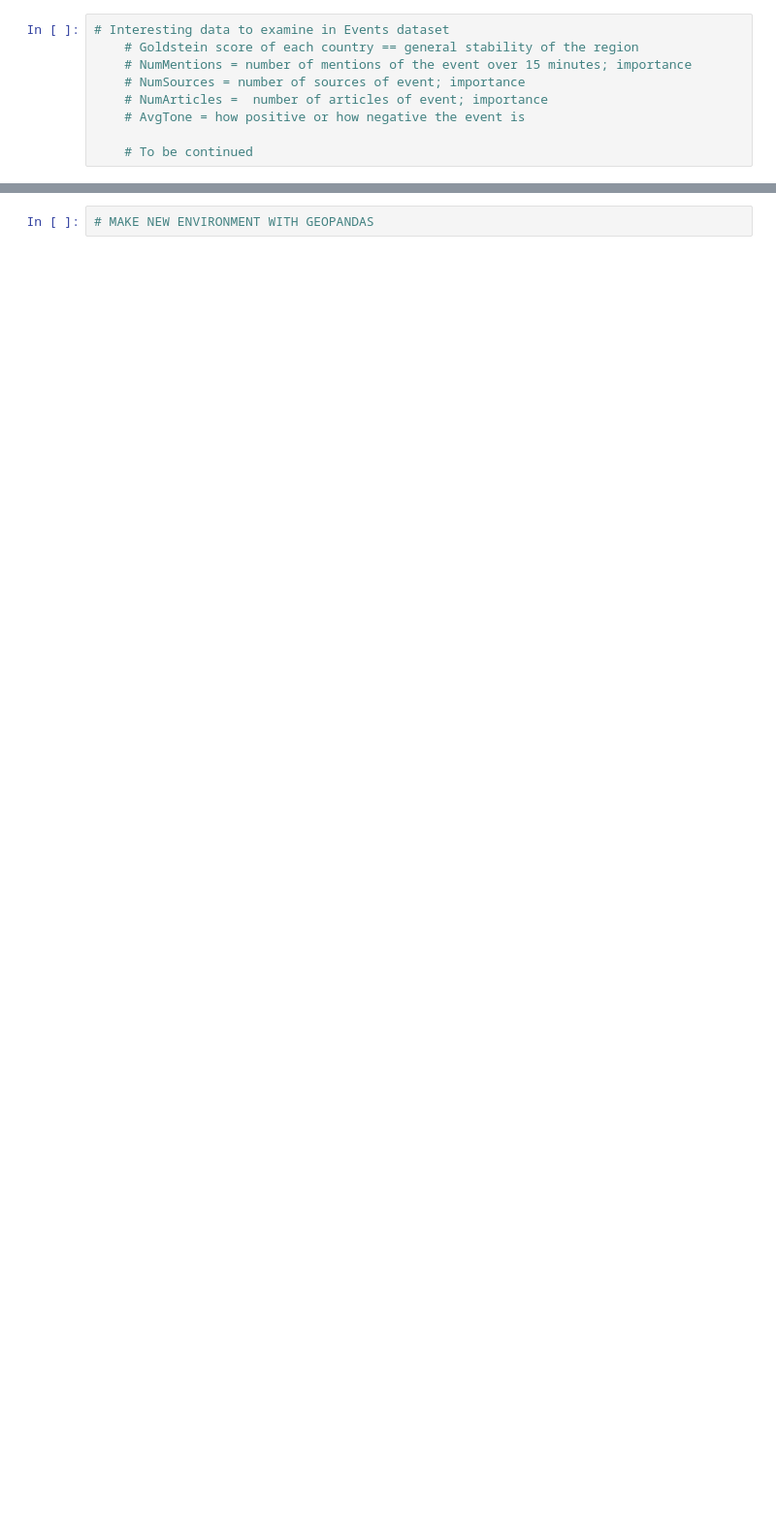
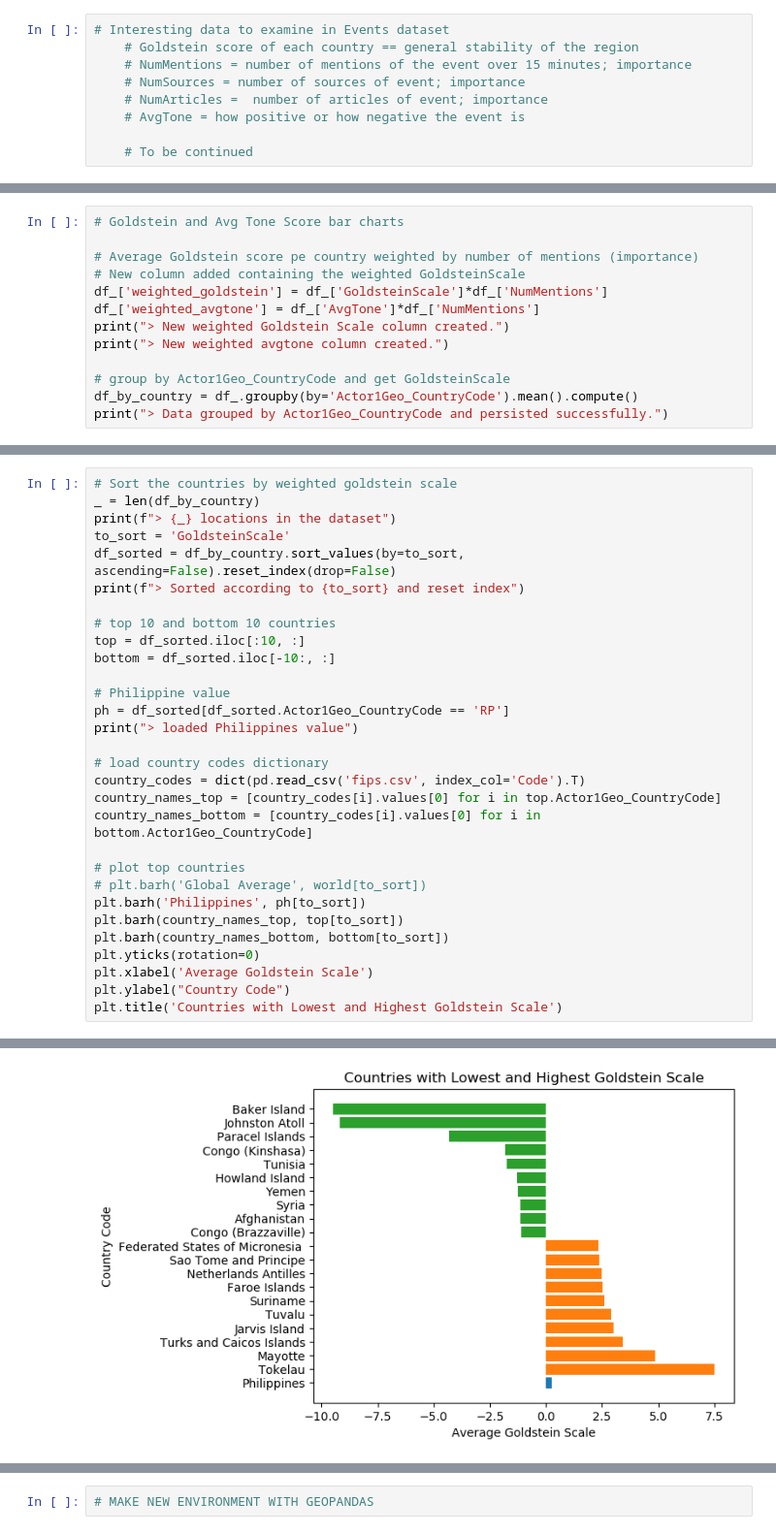
Before and after one commit to PrinceJavier/gdelt_analysis, a Jupyter notebook: GDELT_analysis.ipynb, the cells around one changed output, grey strips where cells are left out. Shown at 97% size. Drawn from its saved outputs; the diff is of its cells as text; blank space fills up the shorter version.

```diff
--- a/GDELT_analysis.ipynb
+++ b/GDELT_analysis.ipynb
@@ -476,0 +422,13 @@ plt.axis('equal')
+# %%
+# Goldstein and Avg Tone Score bar charts
+
+# Average Goldstein score pe country weighted by number of mentions (importance)
+# New column added containing the weighted GoldsteinScale
+df_['weighted_goldstein'] = df_['GoldsteinScale']*df_['NumMentions']
+df_['weighted_avgtone'] = df_['AvgTone']*df_['NumMentions']
+print("> New weighted Goldstein Scale column created.")
+print("> New weighted avgtone column created.")
+
+# group by Actor1Geo_CountryCode and get GoldsteinScale
+df_by_country = df_.groupby(by='Actor1Geo_CountryCode').mean().compute()
+print("> Data grouped by Actor1Geo_CountryCode and persisted successfully.")
@@ -476,0 +456,31 @@ plt.axis('equal')
+# %%
+# Sort the countries by weighted goldstein scale
+_ = len(df_by_country)
+print(f"> {_} locations in the dataset")
+to_sort = 'GoldsteinScale'
+df_sorted = df_by_country.sort_values(by=to_sort, ascending=False).reset_index(drop=False)
+print(f"> Sorted according to {to_sort} and reset index")
+
+# top 10 and bottom 10 countries
+top = df_sorted.iloc[:10, :]
+bottom = df_sorted.iloc[-10:, :]
+
+# Philippine value
+ph = df_sorted[df_sorted.Actor1Geo_CountryCode == 'RP']
+print("> loaded Philippines value")
+
+# load country codes dictionary
+country_codes = dict(pd.read_csv('fips.csv', index_col='Code').T)
+country_names_top = [country_codes[i].values[0] for i in top.Actor1Geo_CountryCode]
+country_names_bottom = [country_codes[i].values[0] for i in bottom.Actor1Geo_CountryCode]
+
+# plot top countries
+# plt.barh('Global Average', world[to_sort])
+plt.barh('Philippines', ph[to_sort])
+plt.barh(country_names_top, top[to_sort])
+plt.barh(country_names_bottom, bottom[to_sort])
+plt.yticks(rotation=0)
+plt.xlabel('Average Goldstein Scale')
+plt.ylabel("Country Code")
+plt.title('Countries with Lowest and Highest Goldstein Scale')
+# %% [output]
@@ -476,0 +491 @@ plt.axis('equal')
+[figure, added]
```
Also changed, not shown: parts of 37 cells of this notebook, 1 other file.
